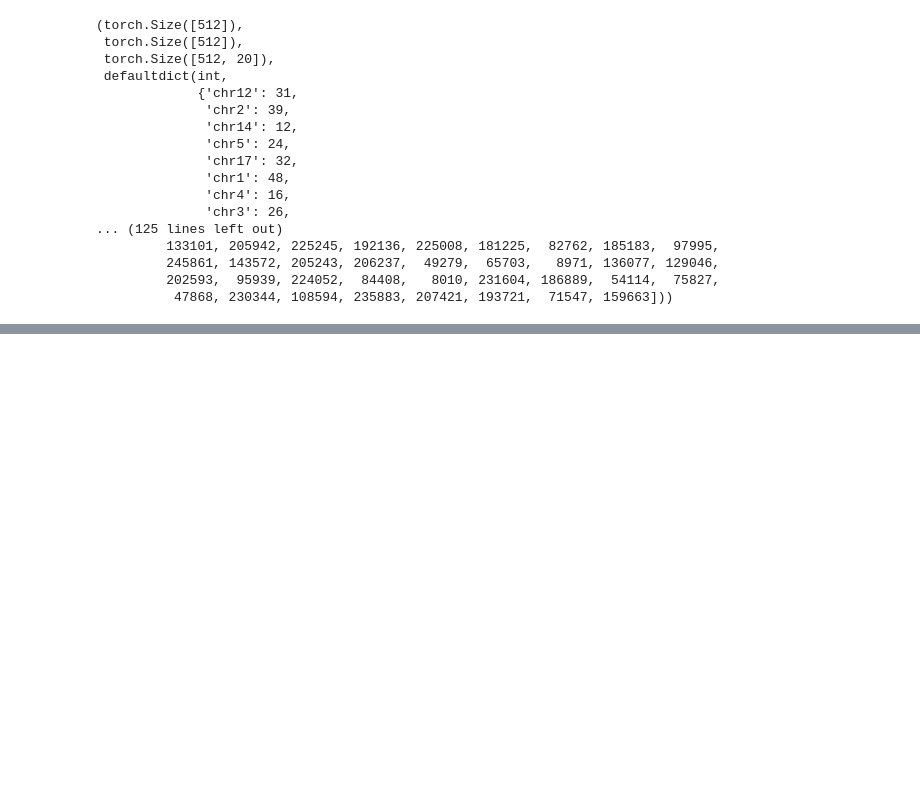
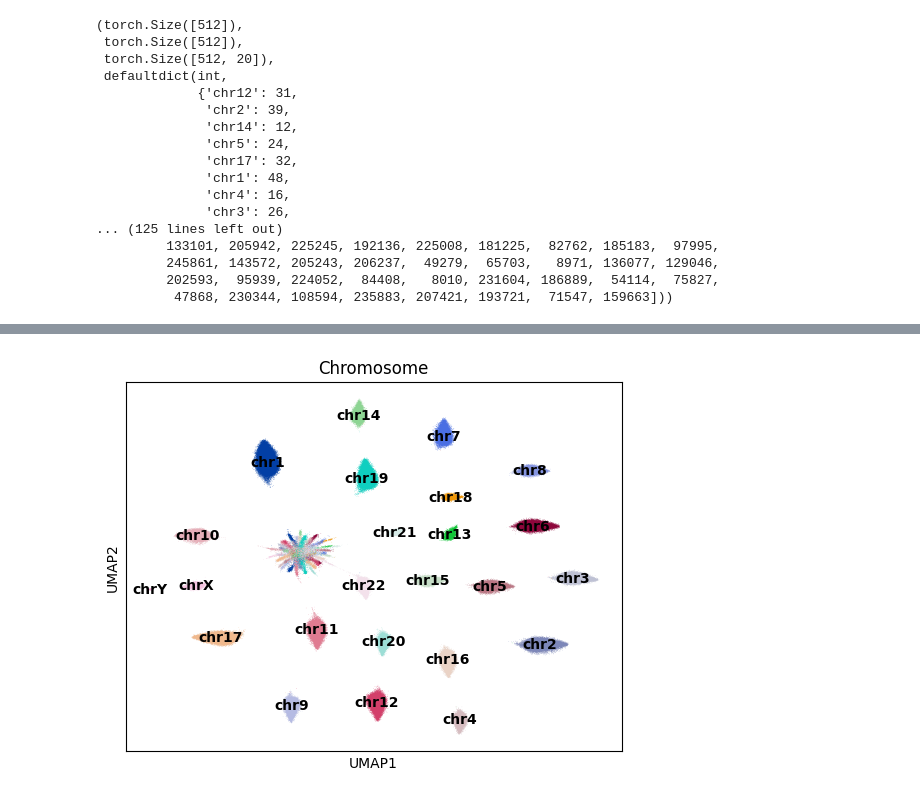
Before and after one commit to Claptar/peak2vec, a Jupyter notebook: notebooks/train.ipynb, the cells around one changed output, grey strips where cells are left out. Saved outputs shown, nothing was run; the diff lists cells and outputs as text; code cells hidden in the pictures; blank space fills up the shorter version.

```diff
--- a/notebooks/train.ipynb
+++ b/notebooks/train.ipynb
@@ -334,0 +372,9 @@ Run summary:
+# %%
+sc.pl.umap(
+    adata_emb,
+    color=["Chromosome"],
+    ncols=1,
+    legend_loc="on data"
+)
+# %% [output]
+[figure, added]
```
Also changed, not shown: parts of 8 cells of this notebook.
